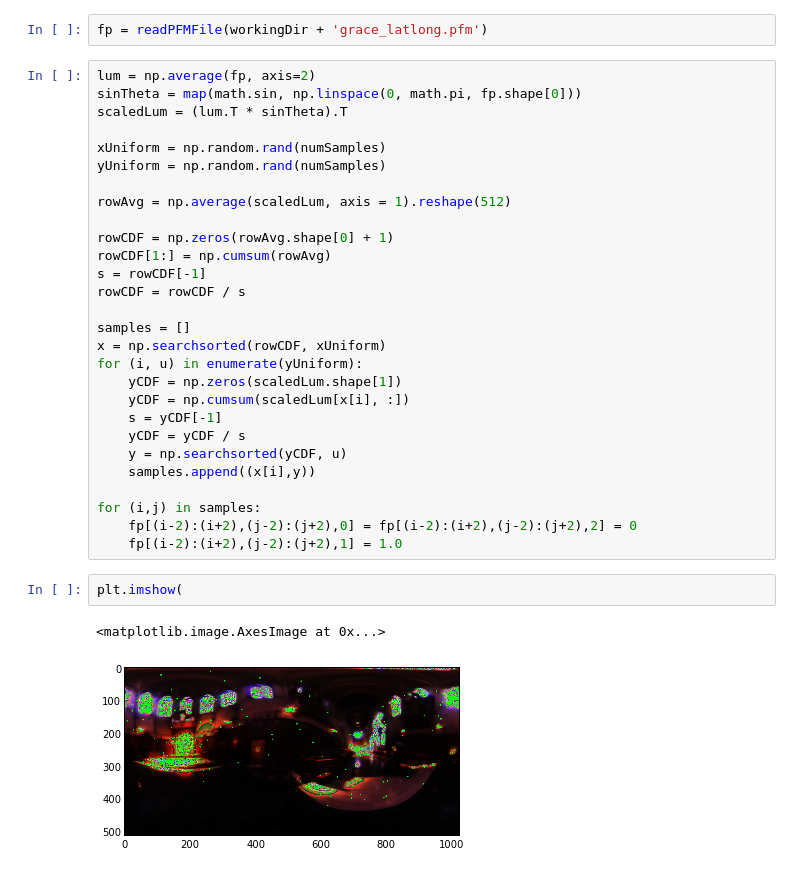
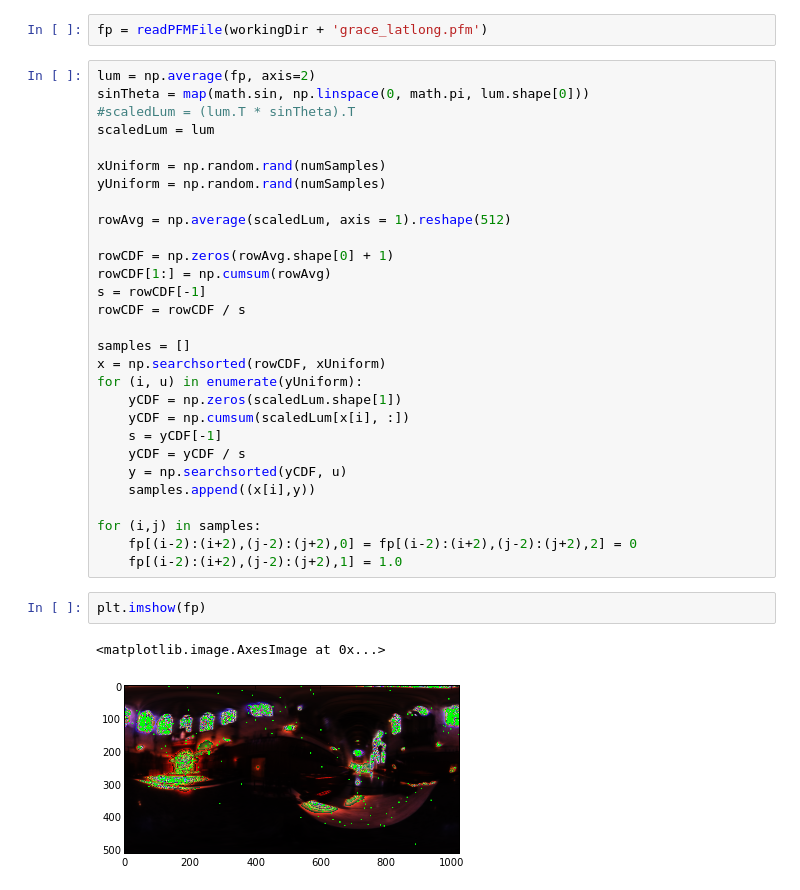
Before and after one commit to pavelgrib/hdr, a Jupyter notebook: cw2/ImageSampling.ipynb, the cells around one changed output. Saved outputs shown, nothing was run; the diff lists cells and outputs as text.

```diff
--- a/cw2/ImageSampling.ipynb
+++ b/cw2/ImageSampling.ipynb
@@ -64,8 +68,9 @@ def writePFMFile(filepath, data):
 fp = readPFMFile(workingDir + 'grace_latlong.pfm')
 # %%
 lum = np.average(fp, axis=2)
-sinTheta = map(math.sin, np.linspace(0, math.pi, fp.shape[0]))
-scaledLum = (lum.T * sinTheta).T
+sinTheta = map(math.sin, np.linspace(0, math.pi, lum.shape[0]))
+#scaledLum = (lum.T * sinTheta).T
+scaledLum = lum
 
 xUniform = np.random.rand(numSamples)
 yUniform = np.random.rand(numSamples)
@@ -91,7 +96,7 @@ for (i,j) in samples:
     fp[(i-2):(i+2),(j-2):(j+2),0] = fp[(i-2):(i+2),(j-2):(j+2),2] = 0
     fp[(i-2):(i+2),(j-2):(j+2),1] = 1.0
 # %%
-plt.imshow(
+plt.imshow(fp)
 # %% [output]
 <matplotlib.image.AxesImage at 0x...>
-[figure, old version]
+[figure, new version]
```
Also changed, not shown: parts of 41 cells of this notebook, 10 other files.
